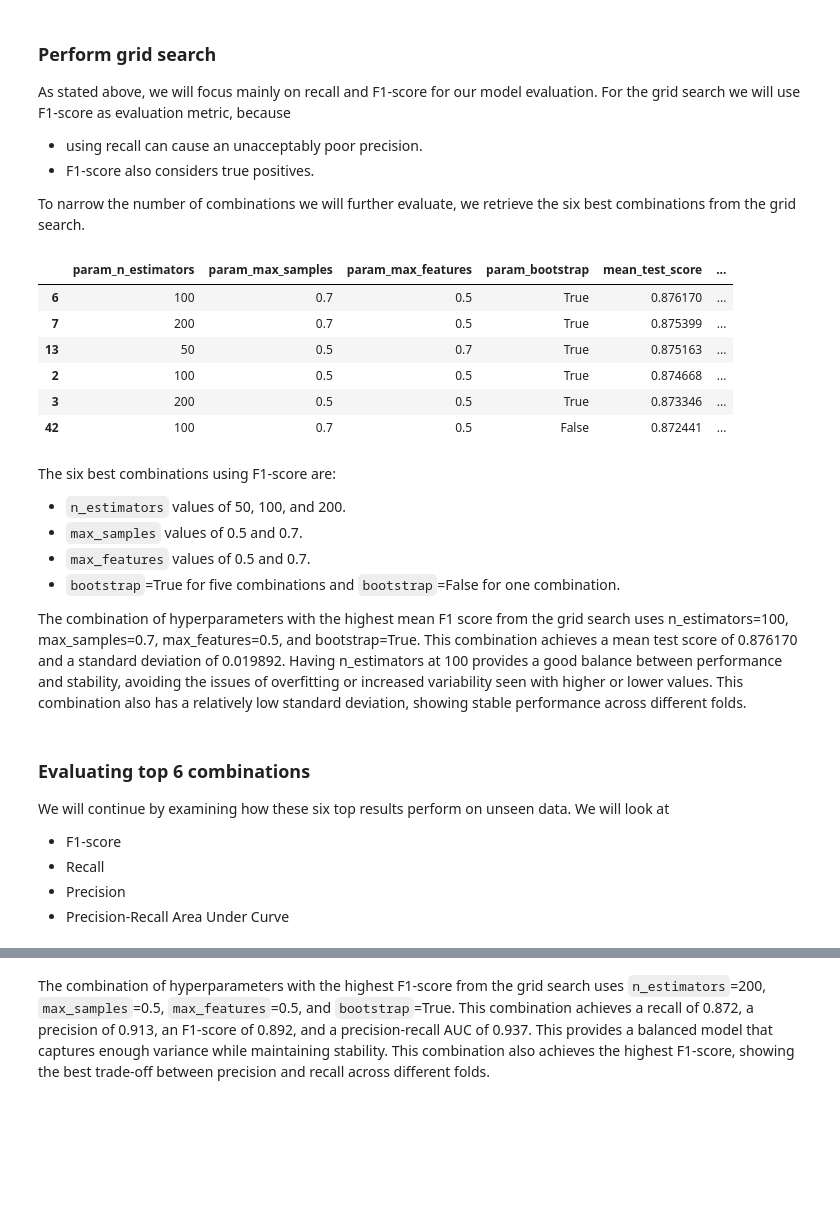
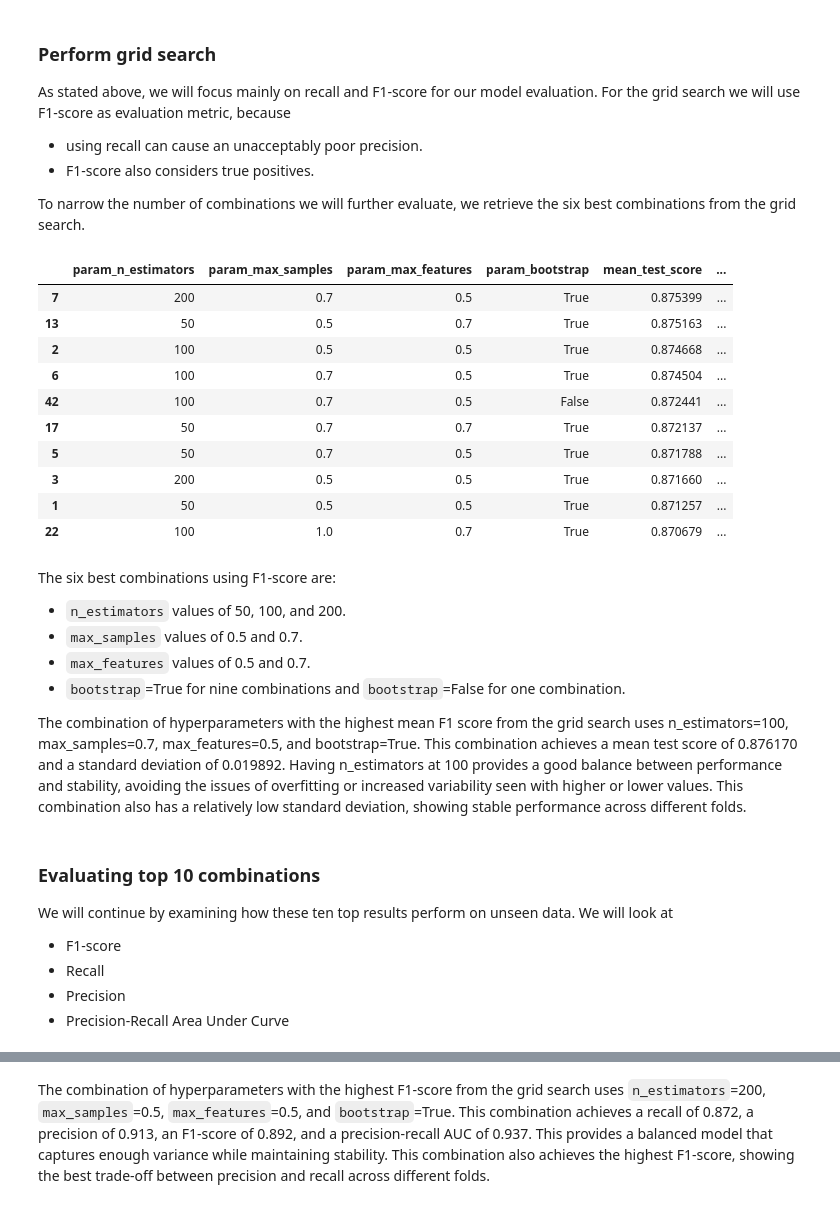
Before and after one commit to magnuis/ai_applied_to_engineering, a Jupyter notebook: project_part_2/bagging.ipynb, the cells around one changed output, grey strips where cells are left out. Drawn from its saved outputs; the diff is of its cells as text; code cells hidden in the pictures; blank space fills up the shorter version.

Commit message:
Look through bagging

```diff
--- a/project_part_2/bagging.ipynb
+++ b/project_part_2/bagging.ipynb
@@ -98,39 +98,43 @@ To narrow the number of combinations we will further evaluate, we retrieve the s
 # %%
 # Define model
 bagging = BaggingClassifier(random_state=2)
 
 # Perform grid search
 grid_search = GridSearchCV(bagging, param_grid, cv=5, scoring='f1', return_train_score=True)
 grid_search.fit(X_train, y_train)
 
 # Extract the six best iterations, based on mean F1 score
 results = pd.DataFrame(grid_search.cv_results_)
-top_6 = results.nlargest(6, 'mean_test_score')
+top_10 = results.nlargest(10, 'mean_test_score')
 # Extract only the interesting columns from the DataFrame
 # Adjust the column names based on the parameters used in the grid search
-top_6 = top_6[['param_n_estimators', 'param_max_samples', 'param_max_features', 'param_bootstrap', 'mean_test_score', 'std_test_score']]
+top_10 = top_10[['param_n_estimators', 'param_max_samples', 'param_max_features', 'param_bootstrap', 'mean_test_score', 'std_test_score']]
 
-top_6
+top_10
 # %% [output]
 |  | param_n_estimators | param_max_samples | param_max_features | param_bootstrap | mean_test_score | ... |
-| 6 | 100 | 0.7 | 0.5 | True | 0.876170 | ... |
 | 7 | 200 | 0.7 | 0.5 | True | 0.875399 | ... |
 | 13 | 50 | 0.5 | 0.7 | True | 0.875163 | ... |
 | 2 | 100 | 0.5 | 0.5 | True | 0.874668 | ... |
-| 3 | 200 | 0.5 | 0.5 | True | 0.873346 | ... |
+| 6 | 100 | 0.7 | 0.5 | True | 0.874504 | ... |
 | 42 | 100 | 0.7 | 0.5 | False | 0.872441 | ... |
+| 17 | 50 | 0.7 | 0.7 | True | 0.872137 | ... |
+| 5 | 50 | 0.7 | 0.5 | True | 0.871788 | ... |
+| 3 | 200 | 0.5 | 0.5 | True | 0.871660 | ... |
+| 1 | 50 | 0.5 | 0.5 | True | 0.871257 | ... |
+| 22 | 100 | 1.0 | 0.7 | True | 0.870679 | ... |
 # %% [markdown]
 The six best combinations using F1-score are:
 
 * `n_estimators` values of 50, 100, and 200.
 * `max_samples` values of 0.5 and 0.7.
 * `max_features` values of 0.5 and 0.7.
-* `bootstrap`=True for five combinations and `bootstrap`=False for one combination.
+* `bootstrap`=True for nine combinations and `bootstrap`=False for one combination.
 
 The combination of hyperparameters with the highest mean F1 score from the grid search uses n_estimators=100, max_samples=0.7, max_features=0.5, and bootstrap=True. This combination achieves a mean test score of 0.876170 and a standard deviation of 0.019892. Having n_estimators at 100 provides a good balance between performance and stability, avoiding the issues of overfitting or increased variability seen with higher or lower values. This combination also has a relatively low standard deviation, showing stable performance across different folds.
 # %% [markdown]
-### Evaluating top 6 combinations
-We will continue by examining how these six top results perform on unseen data. We will look at
+### Evaluating top 10 combinations
+We will continue by examining how these ten top results perform on unseen data. We will look at
 - F1-score
 - Recall
 - Precision
```
Also changed, not shown: parts of 4 cells of this notebook.
